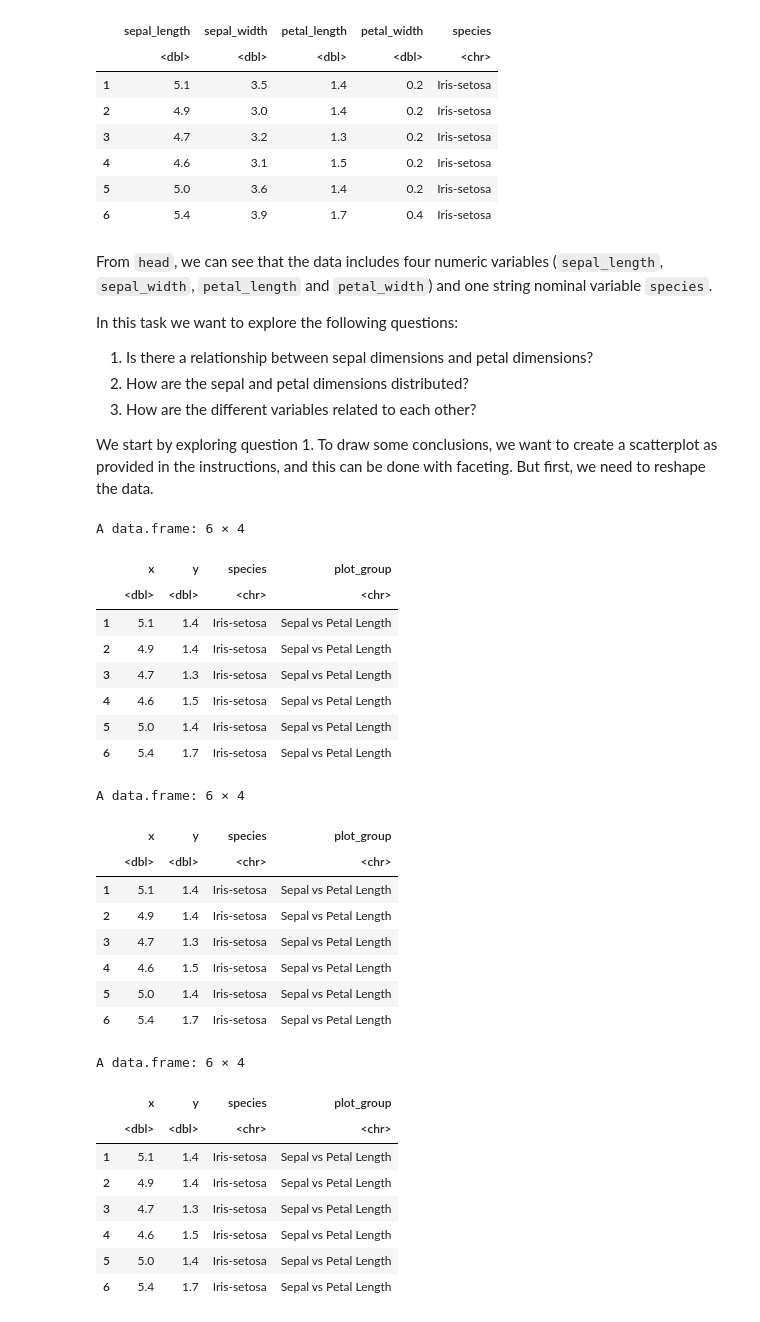
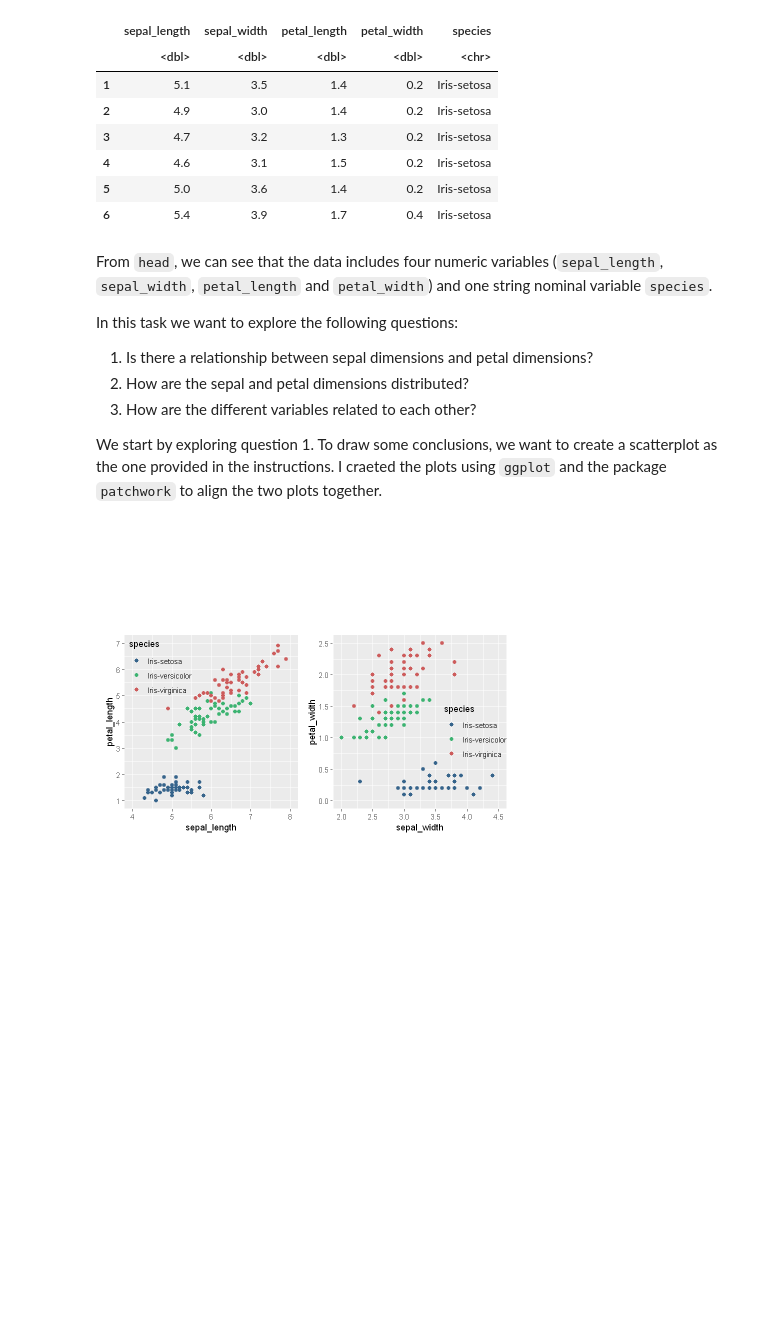
Before and after one commit to gabriellindqvist/su-mt4007, a Jupyter notebook: HW3/HW3.ipynb, the cells around one changed output. Cells and saved outputs as stored; diff of their text form; code cells hidden in the pictures; blank space fills up the shorter version.

Commit message:
Update HW3
did the first two plots

```diff
--- a/HW3/HW3.ipynb
+++ b/HW3/HW3.ipynb
@@ -27,49 +27,44 @@ In this task we want to explore the following questions:
 2. How are the sepal and petal dimensions distributed?
 3. How are the different variables related to each other?
 
-We start by exploring question 1. To draw some conclusions, we want to create a scatterplot as provided in the instructions, and this can be done with faceting. But first, we need to reshape the data.
+We start by exploring question 1. To draw some conclusions, we want to create a scatterplot as the one provided in the instructions. I craeted the plots using `ggplot` and the package `patchwork` to align the two plots together.
 # %%
-library(tidyverse, quietly = TRUE, warn.conflicts = FALS)
+library(tidyverse, quietly = TRUE, warn.conflicts = FALSE)
+library(patchwork)
 
-iris_length <- iris_df %>%
-    select(sepal_length, petal_length, species) %>%
-    mutate(plot_group = 'Sepal vs Petal Length') %>%
-    rename(x = sepal_length, y = petal_length)
+# Adjust the colors of the points to match the ones provided. I googled for R color cheatsheet to find these (see link):
+# https://www.nceas.ucsb.edu/sites/default/files/2020-04/colorPaletteCheatsheet.pdf
+custom_colors <- c("Iris-setosa" = "steelblue4", "Iris-versicolor" = "mediumseagreen", "Iris-virginica" = "indianred")
 
-iris_width <- iris_df %>%
-    select(sepal_width, petal_width, species) %>%
-    mutate(plot_group = 'Sepal vs Petal Width') %>%
-    rename(x = sepal_width, y = petal_width)
+left_plot <- ggplot(iris_df, aes(x = sepal_length, y = petal_length, color = species)) +
+    geom_point(size = 2) +
+    scale_color_manual(values = custom_colors) +
+    scale_x_continuous(limits = c(4, 8), breaks = seq(4, 8, 1)) +
+    scale_y_continuous(limits = c(1, 7), breaks = seq(1, 7, 1)) +
+    theme(
+        # Adjust the position of legend to match the plot provided in the instructions
+        legend.position = c(0, 1),
+        legend.justification = c("left", "top"),
+        # Make the legend transparent to match the plot provided in the instructions
+        legend.background = element_rect(fill = "transparent"),
+        legend.key = element_rect(fill = "transparent"),
+        # Adjust the aspect ratio to match the plot provided in the instructions
+        aspect.ratio = 1
+    )
 
-iris_combined <- bind_rows(iris_length, iris_width)
-head(iris_length)
-head(iris_length)
-head(iris_combined)
+right_plot <- ggplot(iris_df, aes(x = sepal_width, y = petal_width, color = species)) +
+    geom_point(size = 2) +
+    scale_color_manual(values = custom_colors) +
+    scale_x_continuous(limits = c(2, 4.5), breaks = seq(2, 4.5, 0.5)) +
+    scale_y_continuous(limits = c(0, 2.5), breaks = seq(0, 2.5, 0.5)) +
+    theme(
+        legend.position = c(1.05, 0.25),
+        legend.justification = c("right", "bottom"),
+        legend.background = element_rect(fill = "transparent"),
+        legend.key = element_rect(fill = "transparent"),
+        aspect.ratio = 1
+    )
+
+left_plot + right_plot
 # %% [output]
-A data.frame: 6 × 4
-|  | x | y | species | plot_group |
-|  | <dbl> | <dbl> | <chr> | <chr> |
-| 1 | 5.1 | 1.4 | Iris-setosa | Sepal vs Petal Length |
-| 2 | 4.9 | 1.4 | Iris-setosa | Sepal vs Petal Length |
-| 3 | 4.7 | 1.3 | Iris-setosa | Sepal vs Petal Length |
-| 4 | 4.6 | 1.5 | Iris-setosa | Sepal vs Petal Length |
-| 5 | 5.0 | 1.4 | Iris-setosa | Sepal vs Petal Length |
-| 6 | 5.4 | 1.7 | Iris-setosa | Sepal vs Petal Length |
-A data.frame: 6 × 4
-|  | x | y | species | plot_group |
-|  | <dbl> | <dbl> | <chr> | <chr> |
-| 1 | 5.1 | 1.4 | Iris-setosa | Sepal vs Petal Length |
-| 2 | 4.9 | 1.4 | Iris-setosa | Sepal vs Petal Length |
-| 3 | 4.7 | 1.3 | Iris-setosa | Sepal vs Petal Length |
-| 4 | 4.6 | 1.5 | Iris-setosa | Sepal vs Petal Length |
-| 5 | 5.0 | 1.4 | Iris-setosa | Sepal vs Petal Length |
-| 6 | 5.4 | 1.7 | Iris-setosa | Sepal vs Petal Length |
-A data.frame: 6 × 4
-|  | x | y | species | plot_group |
-|  | <dbl> | <dbl> | <chr> | <chr> |
-| 1 | 5.1 | 1.4 | Iris-setosa | Sepal vs Petal Length |
-| 2 | 4.9 | 1.4 | Iris-setosa | Sepal vs Petal Length |
-| 3 | 4.7 | 1.3 | Iris-setosa | Sepal vs Petal Length |
-| 4 | 4.6 | 1.5 | Iris-setosa | Sepal vs Petal Length |
-| 5 | 5.0 | 1.4 | Iris-setosa | Sepal vs Petal Length |
-| 6 | 5.4 | 1.7 | Iris-setosa | Sepal vs Petal Length |
+[figure, added]
```
Also changed, not shown: parts of 3 cells of this notebook.
